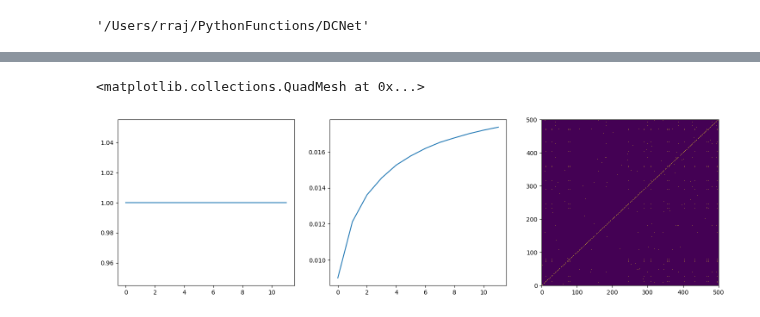
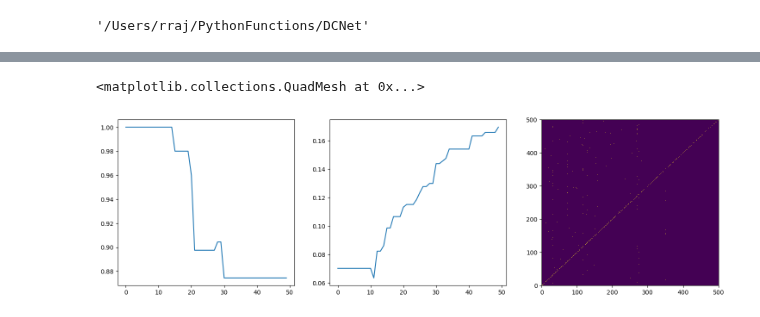
Before and after one commit to wormLove/DCNet, a Jupyter notebook: DCNet2.ipynb, the cells around one changed output, grey strips where cells are left out. Saved outputs shown, nothing was run; the diff lists cells and outputs as text; code cells hidden in the pictures.

Commit message:
pruning + test

```diff
--- a/DCNet2.ipynb
+++ b/DCNet2.ipynb
@@ -28,19 +28,23 @@ metric1 = Conncetedness()
 metric2 = Consistency()
 loader = SequentialLoader(mnist_data, num_classes=10)
 # %%
-train_size = 5000
+train_size = 30000
 precisions = []
 recalls = []
 consistencies = []
 
 for epoch in range(100, 600, 100):
+    metric1.reset()
+    metric2.reset()
+
     precision = []
     recall = []
     consistency = []
 
     beta = 1 - (1/epoch)
-    module_d = DiscriminationModule(500, DatasetInitializer(dataset=mnist_data, num_classes=10), beta=beta)
-    module_c = ClassificationModule(500, IdentityInitializer())
+    module_d = DiscriminationModule(1000, DatasetInitializer(dataset=mnist_data, num_classes=10), beta=beta)
+    module_c = ClassificationModule(1000, IdentityInitializer())
+    module_c.pruning('on')
 
     for _ in tqdm(range(train_size//epoch), desc=str(epoch)):
         for x in loader(epoch):
@@ -49,7 +53,7 @@ for epoch in range(100, 600, 100):
 
         module_d.organize()
         module_c.organize()
-        metric1.update(module_c.connections, module_d.labels(10))
+        metric1.update(module_c.connections.T, module_d.labels(10))
         metric2.update(module_d.labels(10))
 
         p, r = metric1.compute()
@@ -61,8 +65,6 @@ for epoch in range(100, 600, 100):
     precisions.append(precision)
     recalls.append(recall)
     consistencies.append(consistency)
-    metric1.reset()
-    metric2.reset()
 # %%
 fig, ax = plt.subplots(1, 3, figsize=(18,5))
 for i in range(5):
@@ -76,0 +117,8 @@ plt.legend()
+# %%
+fig, ax = plt.subplots(1, 3, figsize=(18,5))
+for i in range(5):
+    x = [*range(i+1, train_size//100+1, i+1)]
+    ax[0].plot(x, precisions[i], label=str(100*(i+1)))
+    ax[1].plot(x, recalls[i], label=str(100*(i+1)))
+    ax[2].plot(x, consistencies[i], label=str(100*(i+1)))
+plt.legend()
@@ -77,5 +128,5 @@ plt.legend()
 # %%
-train_size = 2400
+train_size = 10000
 epoch = 200
 precisions = []
 recalls = []
@@ -89,7 +140,7 @@ for eidx in tqdm(range(train_size//epoch)):
     for x in loader(epoch):
         y_ = module_d(x)
         module_c(y_)
-    module_c.pruning("on") if eidx > 11 else None
+    module_c.pruning("on") if eidx > 10 else None
     module_d.organize()
     module_c.organize()
     metric1.update(module_c.connections.T, module_d.labels(10))
@@ -99,12 +150,12 @@ for eidx in tqdm(range(train_size//epoch)):
 # %%
 fig, ax = plt.subplots(1, 3, figsize=(18, 5))
 ax[0].plot(precisions)
 #ax[0].set_ylim(0.7, 1.01)
 #ax[0].axvline(25)
 ax[1].plot(recalls)
 #ax[1].set_ylim(0.01, 0.06)
 #ax[1].axvline(25)
-ax[2].pcolormesh(module_c.recurrent_weights)
+ax[2].pcolormesh(module_c.connections)
 # %% [output]
 <matplotlib.collections.QuadMesh at 0x...>
-[figure, old version]
+[figure, new version]
```
Also changed, not shown: parts of 7 cells of this notebook, 3 other files.
